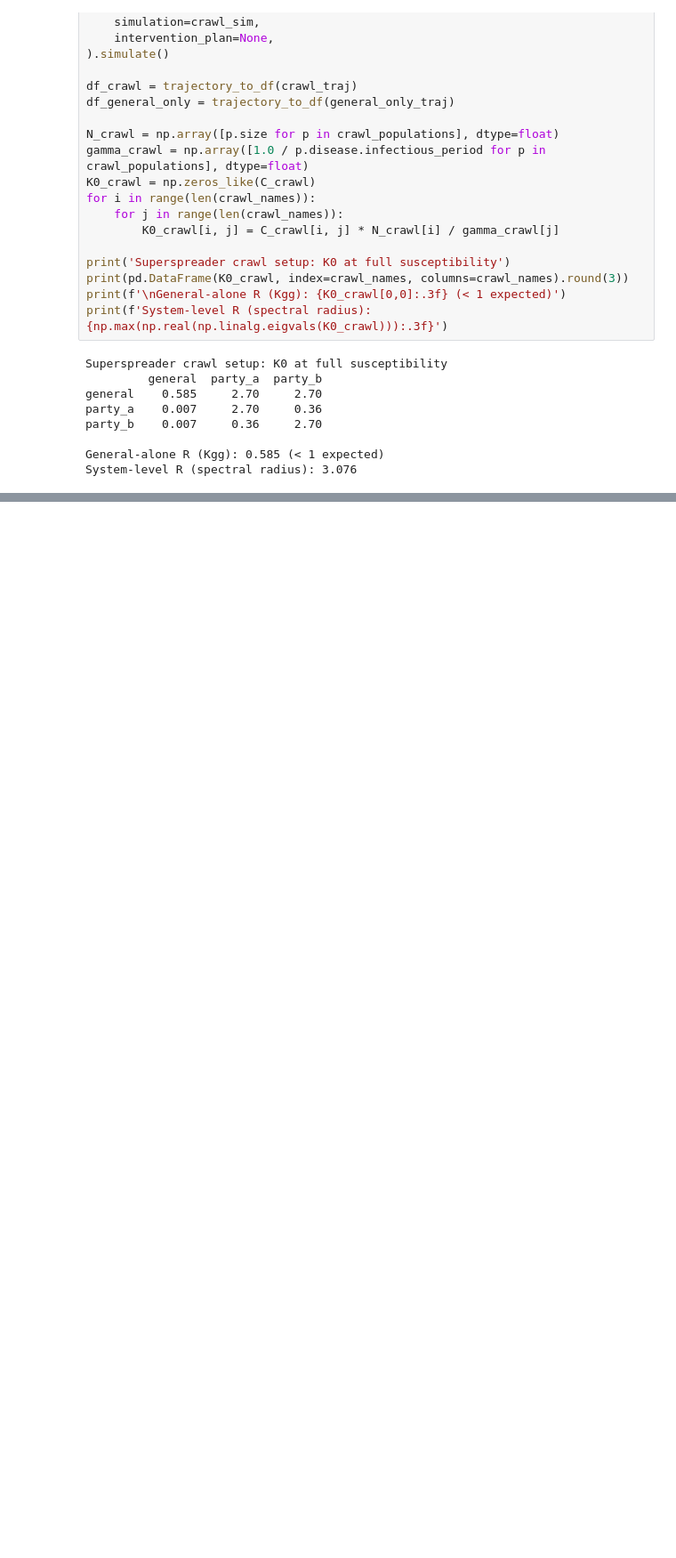
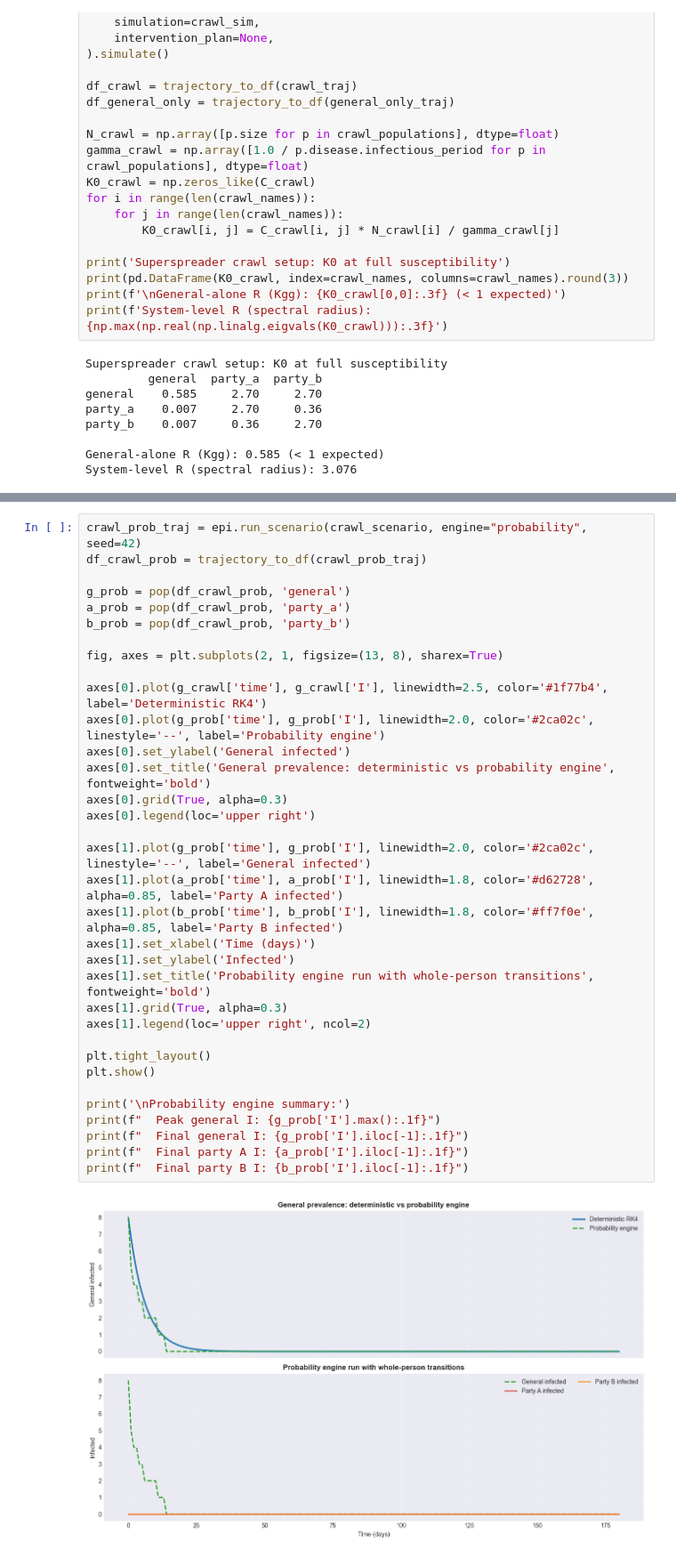
Before and after one commit to BobKerns/epi-structure, a Jupyter notebook: notebooks/06_superspreader_party_crawl.ipynb, the cells around one changed output, grey strips where cells are left out. Shown at 89% size. Drawn from its saved outputs; the diff is of its cells as text; blank space fills up the shorter version.

```diff
--- a/notebooks/06_superspreader_party_crawl.ipynb
+++ b/notebooks/06_superspreader_party_crawl.ipynb
@@ -167,0 +172,36 @@ Key contrast:
+# %%
+crawl_prob_traj = epi.run_scenario(crawl_scenario, engine="probability", seed=42)
+df_crawl_prob = trajectory_to_df(crawl_prob_traj)
+
+g_prob = pop(df_crawl_prob, 'general')
+a_prob = pop(df_crawl_prob, 'party_a')
+b_prob = pop(df_crawl_prob, 'party_b')
+
+fig, axes = plt.subplots(2, 1, figsize=(13, 8), sharex=True)
+
+axes[0].plot(g_crawl['time'], g_crawl['I'], linewidth=2.5, color='#1f77b4', label='Deterministic RK4')
+axes[0].plot(g_prob['time'], g_prob['I'], linewidth=2.0, color='#2ca02c', linestyle='--', label='Probability engine')
+axes[0].set_ylabel('General infected')
+axes[0].set_title('General prevalence: deterministic vs probability engine', fontweight='bold')
+axes[0].grid(True, alpha=0.3)
+axes[0].legend(loc='upper right')
+
+axes[1].plot(g_prob['time'], g_prob['I'], linewidth=2.0, color='#2ca02c', linestyle='--', label='General infected')
+axes[1].plot(a_prob['time'], a_prob['I'], linewidth=1.8, color='#d62728', alpha=0.85, label='Party A infected')
+axes[1].plot(b_prob['time'], b_prob['I'], linewidth=1.8, color='#ff7f0e', alpha=0.85, label='Party B infected')
+axes[1].set_xlabel('Time (days)')
+axes[1].set_ylabel('Infected')
+axes[1].set_title('Probability engine run with whole-person transitions', fontweight='bold')
+axes[1].grid(True, alpha=0.3)
+axes[1].legend(loc='upper right', ncol=2)
+
+plt.tight_layout()
+plt.show()
+
+print('\nProbability engine summary:')
+print(f"  Peak general I: {g_prob['I'].max():.1f}")
+print(f"  Final general I: {g_prob['I'].iloc[-1]:.1f}")
+print(f"  Final party A I: {a_prob['I'].iloc[-1]:.1f}")
+print(f"  Final party B I: {b_prob['I'].iloc[-1]:.1f}")
+# %% [output]
+[figure, added]
```
Also changed, not shown: parts of 3 cells of this notebook, 2 other files.
